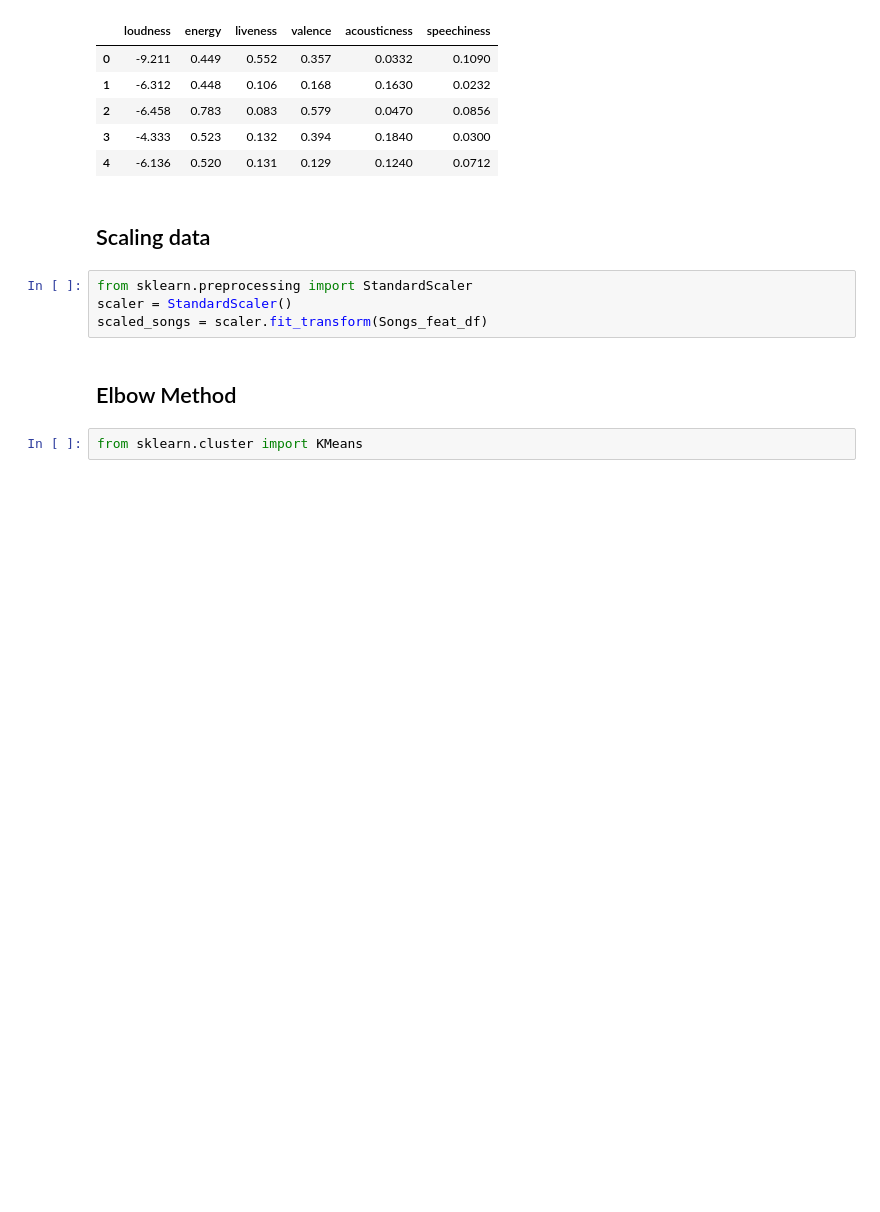
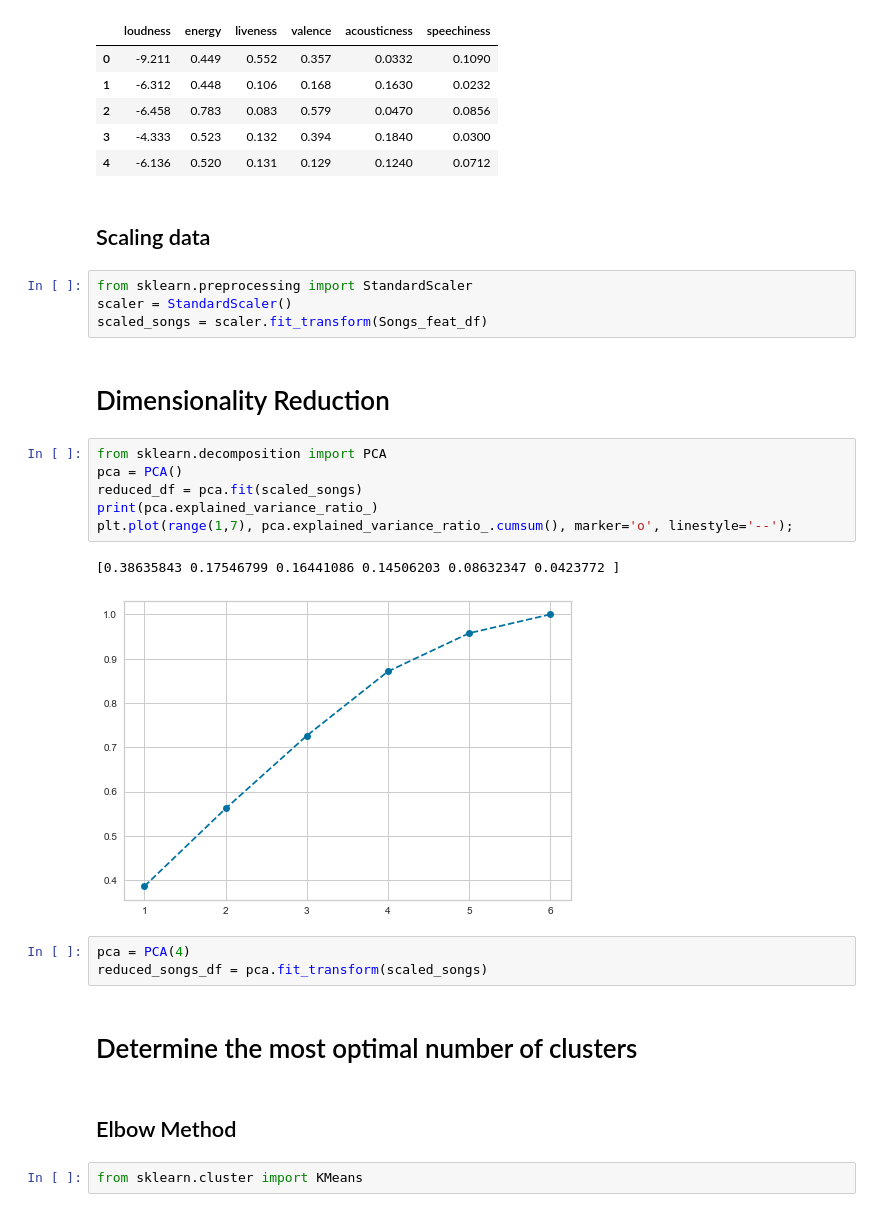
Before and after one commit to anhduy1202/Spotify-Recommendation-Systems, a Jupyter notebook: spotify-analyzer.ipynb, the cells around one changed output. Saved outputs shown, nothing was run; the diff lists cells and outputs as text; blank space fills up the shorter version.

Commit message:
Dimensionality Reduction + Silohouette Score

```diff
--- a/spotify-analyzer.ipynb
+++ b/spotify-analyzer.ipynb
@@ -418,6 +418,22 @@ Songs_feat_df.head()
 from sklearn.preprocessing import StandardScaler
 scaler = StandardScaler()
 scaled_songs = scaler.fit_transform(Songs_feat_df)
+# %% [markdown]
+# Dimensionality Reduction
+# %%
+from sklearn.decomposition import PCA
+pca = PCA()
+reduced_df = pca.fit(scaled_songs)
+print(pca.explained_variance_ratio_)
+plt.plot(range(1,7), pca.explained_variance_ratio_.cumsum(), marker='o', linestyle='--');
+# %% [output]
+[0.38635843 0.17546799 0.16441086 0.14506203 0.08632347 0.0423772 ]
+[figure, added]
+# %%
+pca = PCA(4)
+reduced_songs_df = pca.fit_transform(scaled_songs)
+# %% [markdown]
+# Determine the most optimal number of clusters
 # %% [markdown]
 ## Elbow Method
 # %%
```
Also changed, not shown: parts of 16 cells of this notebook.
